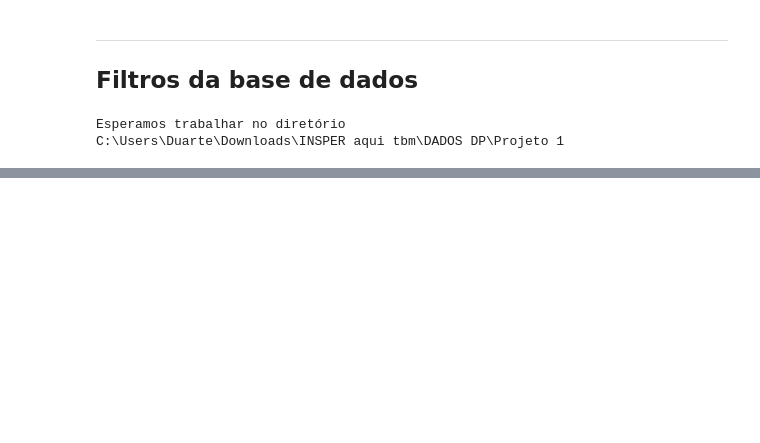
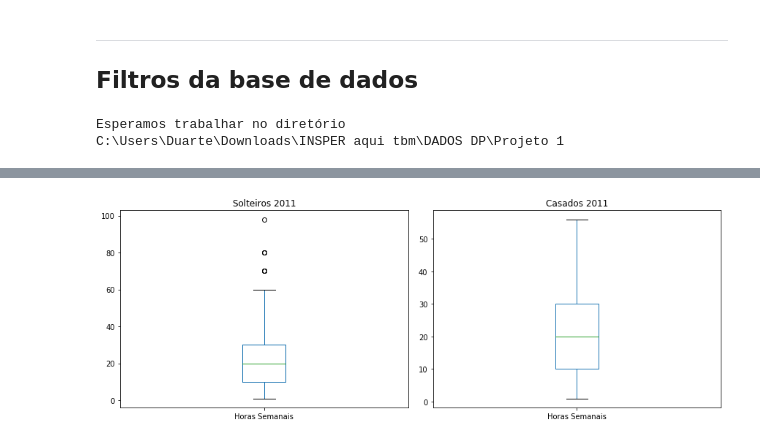
Before and after one commit to gDuarteg/CD-2019-Projeto-1, a Jupyter notebook: Projeto1 Layout.ipynb, the cells around one changed output, grey strips where cells are left out. Cells and saved outputs as stored; diff of their text form; code cells hidden in the pictures; blank space fills up the shorter version.

```diff
--- a/Projeto1 Layout.ipynb
+++ b/Projeto1 Layout.ipynb
@@ -78,0 +190,15 @@ ___
+# %%
+fig = plt.figure(figsize=(18,4.5))
+
+plt.subplot(131)
+df_solteiro_11["Horas Semanais"].plot.box()
+plt.title("Solteiros 2011")
+
+plt.subplot(132)
+df_casado_11["Horas Semanais"].plot.box()
+plt.title("Casados 2011")
+
+plt.tight_layout()
+plt.show()
+# %% [output]
+[figure, added]
```
Also changed, not shown: parts of 36 cells of this notebook.
